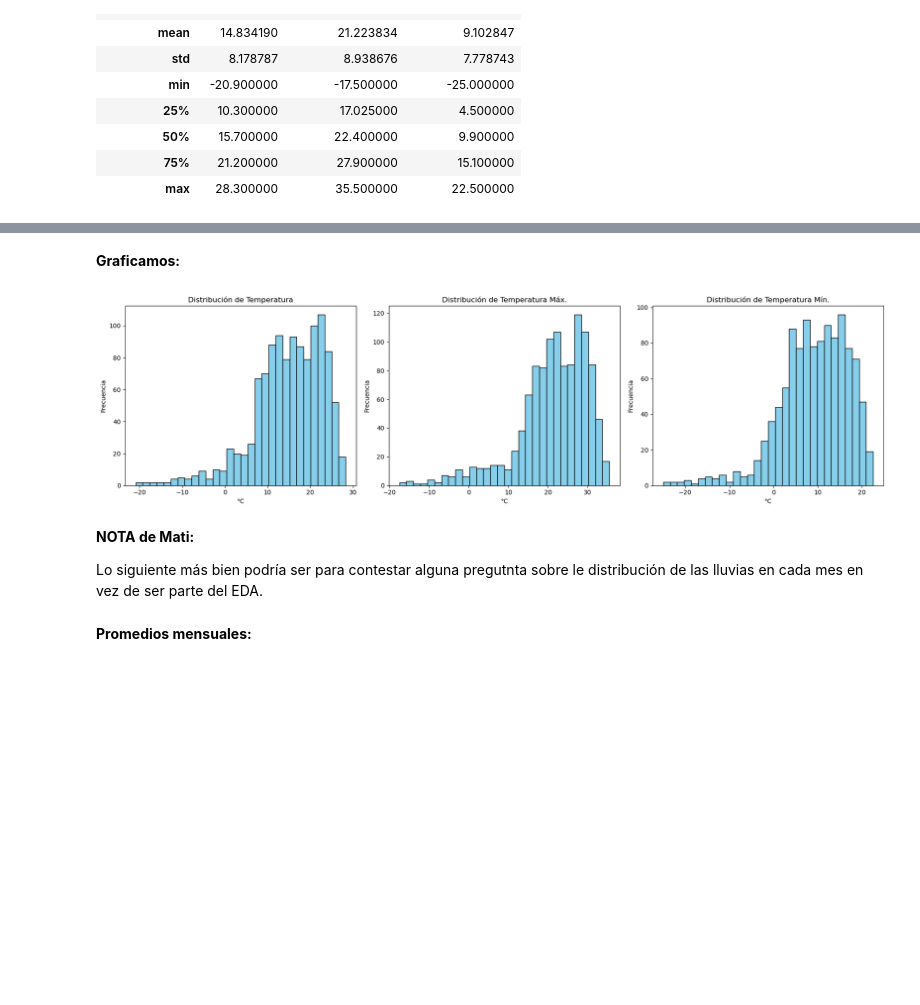
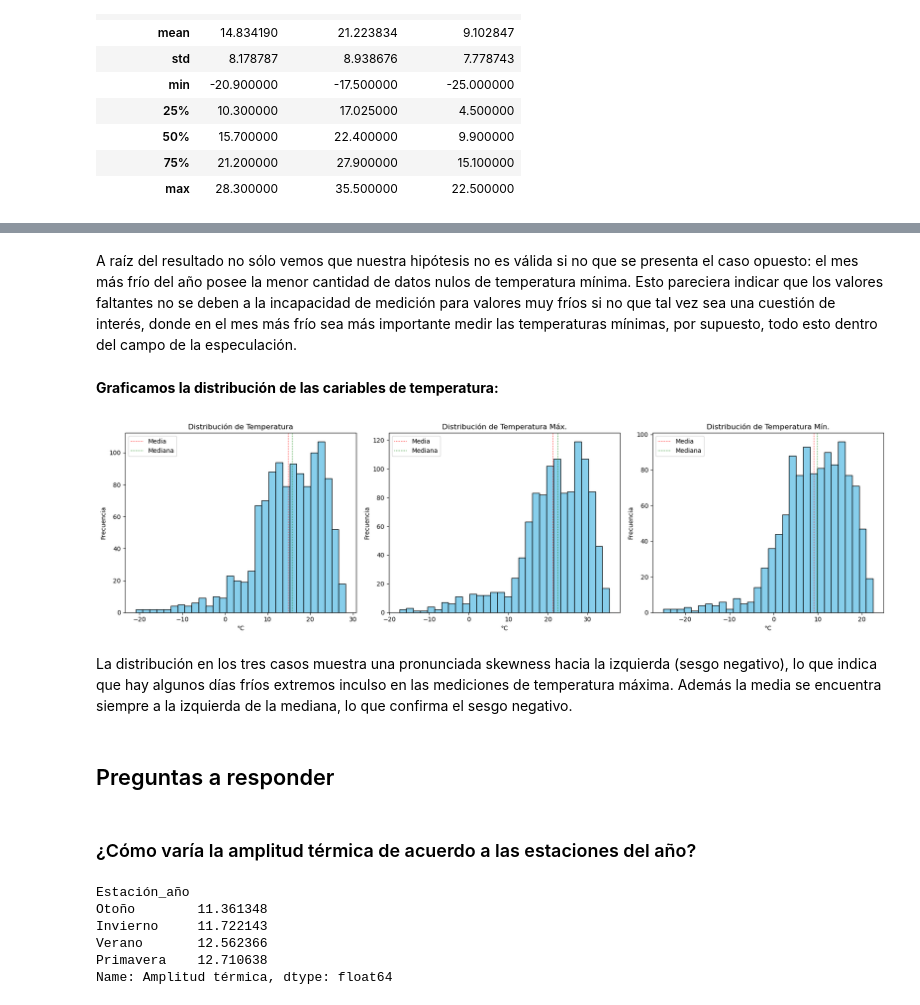
Before and after one commit to Mati279/Analisis-de-Datos---TPs, a Jupyter notebook: TP1/Borrador.ipynb, the cells around one changed output, grey strips where cells are left out. Cells and saved outputs as stored; diff of their text form; code cells hidden in the pictures; blank space fills up the shorter version.

Commit message:
Pregunta respondida y EDA de temperatura terminado.

```diff
--- a/TP1/Borrador.ipynb
+++ b/TP1/Borrador.ipynb
@@ -282,23 +426,24 @@ df_91_20[['Temperatura', 'Temperatura Máx.', 'Temperatura Mín.']].describe()
+# %% [markdown]
+A raíz del resultado no sólo vemos que nuestra hipótesis no es válida si no que se presenta el caso opuesto: el mes más frío del año posee la menor cantidad de datos nulos de temperatura mínima. Esto pareciera indicar que los valores faltantes no se deben a la incapacidad de medición para valores muy fríos si no que tal vez sea una cuestión de interés, donde en el mes más frío sea más importante medir las temperaturas mínimas, por supuesto, todo esto dentro del campo de la especulación.
 # %% [markdown]
-**Graficamos:**
+**Graficamos la distribución de las cariables de temperatura:**
 # %%
 
 fig, axs = plt.subplots(1, 3, figsize=(18, 5))
 columnas = ['Temperatura', 'Temperatura Máx.', 'Temperatura Mín.']
 
 for i, col in enumerate(columnas):
     axs[i].hist(df_91_20[col].dropna(), bins=30, color='skyblue', edgecolor='black')
     axs[i].set_title(f'Distribución de {col}')
     axs[i].set_xlabel('°C')
     axs[i].set_ylabel('Frecuencia')
+    media = df_91_20[col].mean()
+    mediana = df_91_20[col].median()
+    axs[i].axvline(media, color='red', linestyle='dotted', linewidth=1, label='Media')
+    axs[i].axvline(mediana, color='green', linestyle='dotted', linewidth=1, label='Mediana')
+    axs[i].legend()
 
 plt.tight_layout()
 plt.show()
 # %% [output]
-[figure, old version]
+[figure, new version]
-# %% [markdown]
-**NOTA de Mati:**
-
-Lo siguiente más bien podría ser para contestar alguna pregutnta sobre le distribución de las lluvias en cada mes en vez de ser parte del EDA.
-# %% [markdown]
-**Promedios mensuales:**
@@ -339,0 +450,6 @@ intensidad_media = precipitación_total / días_con_prec_gt_1mm
+# %% [markdown]
+La distribución en los tres casos muestra una pronunciada skewness hacia la izquierda (sesgo negativo), lo que indica que hay algunos días fríos extremos inculso en las mediciones de temperatura máxima. Además la media se encuentra siempre a la izquierda de la mediana, lo que confirma el sesgo negativo.
+# %% [markdown]
+## Preguntas a responder
+# %% [markdown]
+### ¿Cómo varía la amplitud térmica de acuerdo a las estaciones del año?
@@ -339,0 +461,22 @@ intensidad_media = precipitación_total / días_con_prec_gt_1mm
+# %%
+#Definimos una función para asignar la estación del año según el mes.
+def mes_a_estacion(mes):
+    if mes in ['Dic', 'Ene', 'Feb']:
+        return 'Verano'
+    elif mes in ['Mar', 'Abr', 'May']:
+        return 'Otoño'
+    elif mes in ['Jun', 'Jul', 'Ago']:
+        return 'Invierno'
+    elif mes in ['Sep', 'Oct', 'Novi']:
+        return 'Primavera'
+df_91_20['Estación_año'] = df_91_20['Mes'].apply(mes_a_estacion)
+
+promedios = df_temp.groupby('Estación_año')['Amplitud térmica'].mean().sort_values()
+print(promedios)
+# %% [output]
+Estación_año
+Otoño        11.361348
+Invierno     11.722143
+Verano       12.562366
+Primavera    12.710638
+Name: Amplitud térmica, dtype: float64
```
Also changed, not shown: parts of 23 cells of this notebook.
